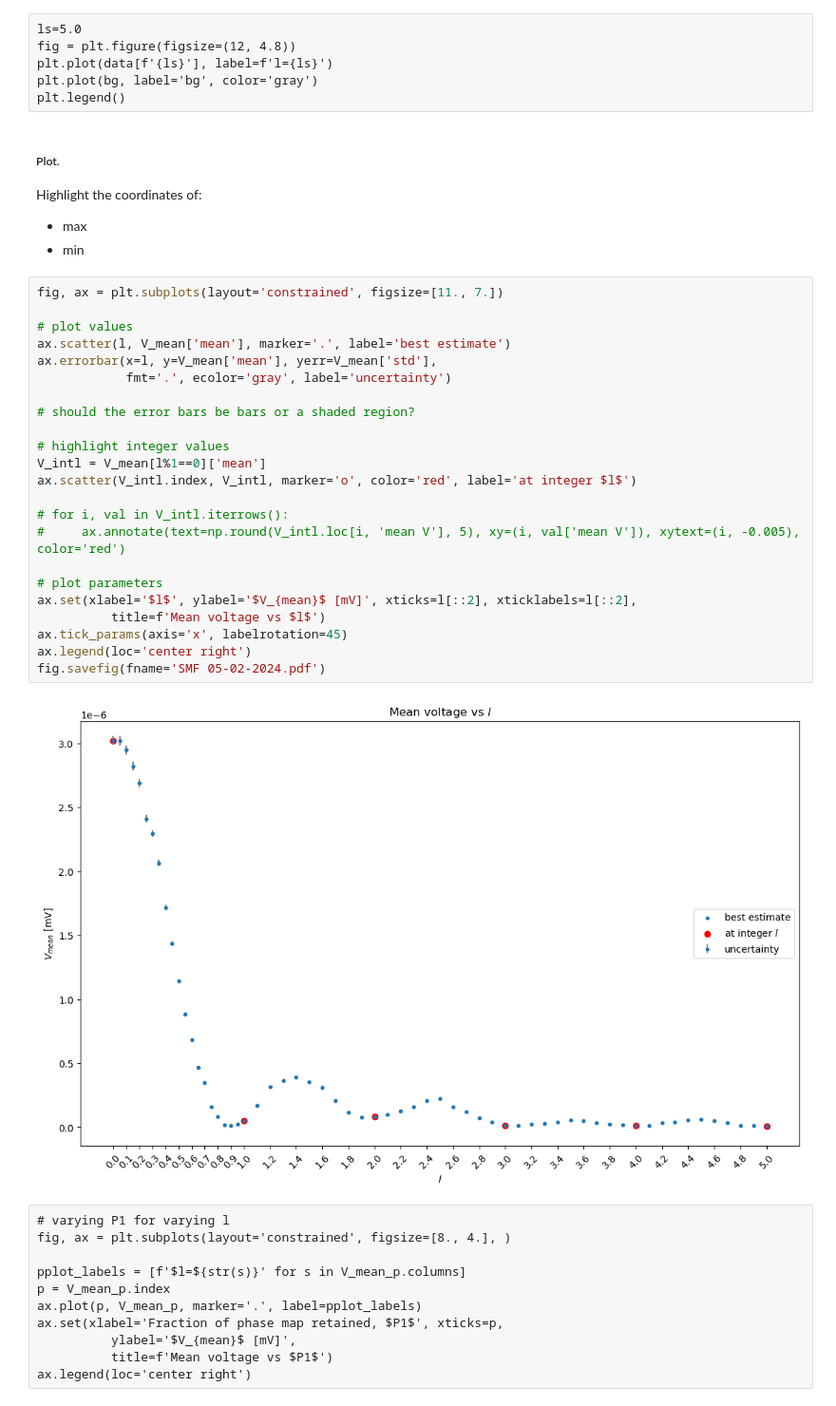
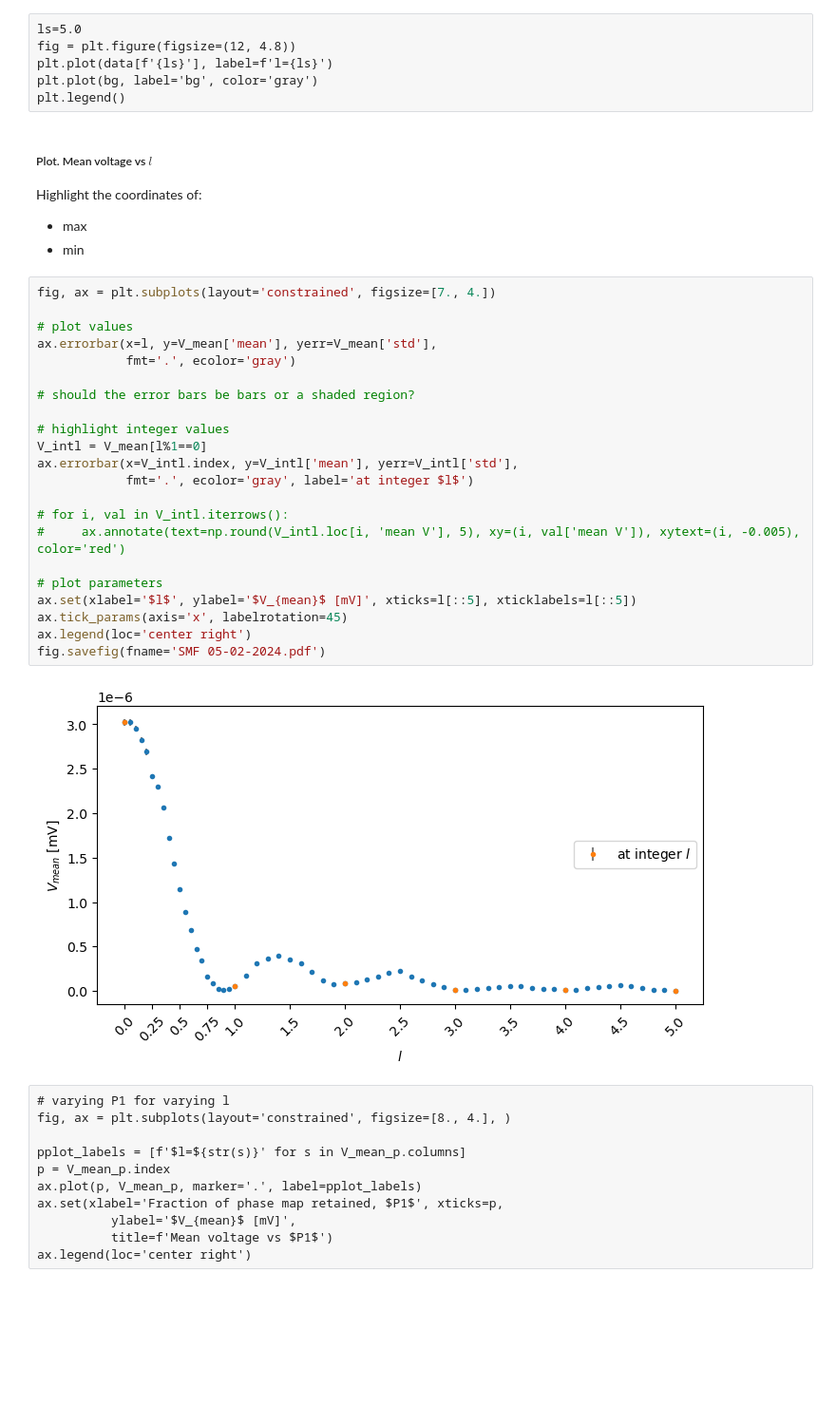
Before and after one commit to mimmphi/SPP24-frac-vortex-Gaussian, a Jupyter notebook: SLM_holes.ipynb, the cells around one changed output. Shown at 95% size. Drawn from its saved outputs; the diff is of its cells as text; blank space fills up the shorter version.

Commit message:
Changes in display of SMF voltage plot
Changed aspect ratio, highlighting at integer l, method of rendering the markers. Removed title.

```diff
--- a/SLM_holes.ipynb
+++ b/SLM_holes.ipynb
@@ -401,35 +401,34 @@ plt.plot(data[f'{ls}'], label=f'l={ls}')
 plt.plot(bg, label='bg', color='gray')
 plt.legend()
 # %% [markdown]
-##### Plot.
+##### Plot. Mean voltage vs $l$
 Highlight the coordinates of:
 - max
 - min
 # %%
-fig, ax = plt.subplots(layout='constrained', figsize=[11., 7.])
+fig, ax = plt.subplots(layout='constrained', figsize=[7., 4.])
 
 # plot values
-ax.scatter(l, V_mean['mean'], marker='.', label='best estimate')
 ax.errorbar(x=l, y=V_mean['mean'], yerr=V_mean['std'],
-            fmt='.', ecolor='gray', label='uncertainty')
+            fmt='.', ecolor='gray')
 
 # should the error bars be bars or a shaded region?
 
 # highlight integer values
-V_intl = V_mean[l%1==0]['mean']
-ax.scatter(V_intl.index, V_intl, marker='o', color='red', label='at integer $l$')
+V_intl = V_mean[l%1==0]
+ax.errorbar(x=V_intl.index, y=V_intl['mean'], yerr=V_intl['std'],
+            fmt='.', ecolor='gray', label='at integer $l$')
 
 # for i, val in V_intl.iterrows():
 #     ax.annotate(text=np.round(V_intl.loc[i, 'mean V'], 5), xy=(i, val['mean V']), xytext=(i, -0.005), color='red')
 
 # plot parameters
-ax.set(xlabel='$l$', ylabel='$V_{mean}$ [mV]', xticks=l[::2], xticklabels=l[::2],
-          title=f'Mean voltage vs $l$')
+ax.set(xlabel='$l$', ylabel='$V_{mean}$ [mV]', xticks=l[::5], xticklabels=l[::5])
 ax.tick_params(axis='x', labelrotation=45)
 ax.legend(loc='center right')
 fig.savefig(fname='SMF 05-02-2024.pdf')
 # %% [output]
-[figure, old version]
+[figure, new version]
 # %% [raw]
 # varying P1 for varying l
 fig, ax = plt.subplots(layout='constrained', figsize=[8., 4.], )
```
Also changed, not shown: 1 other file.
